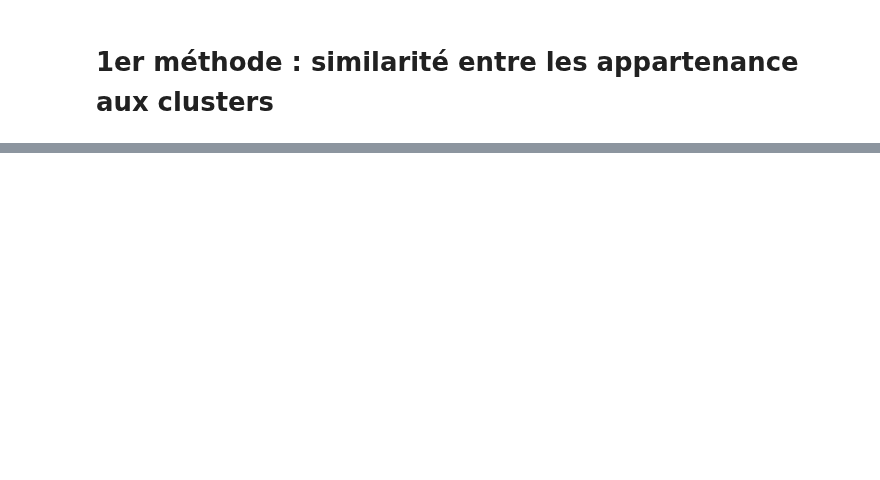
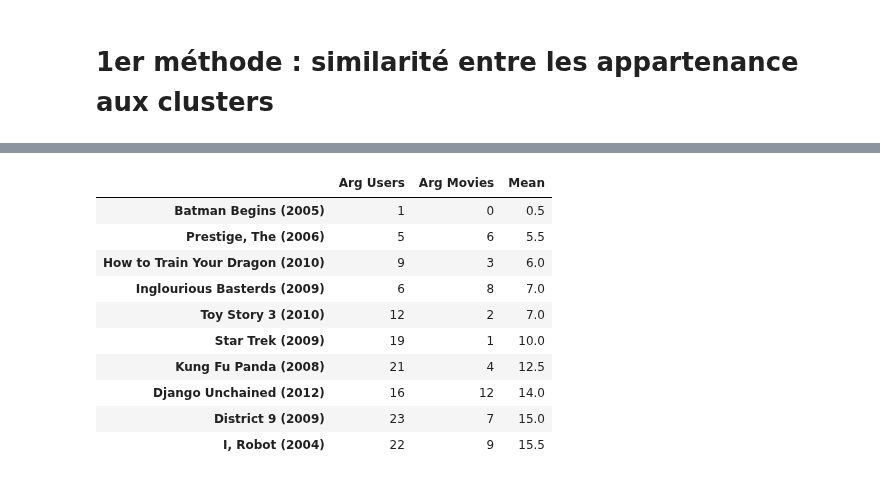
Before and after one commit to StundFR/ClusteringRecommendation, a Jupyter notebook: own algorithm/main.ipynb, the cells around one changed output, grey strips where cells are left out. Saved outputs shown, nothing was run; the diff lists cells and outputs as text; code cells hidden in the pictures; blank space fills up the shorter version.

```diff
--- a/own algorithm/main.ipynb
+++ b/own algorithm/main.ipynb
@@ -88,6 +90,9 @@ user_title_df.shape
 # %%
 def normalization_min_max(row):
     return (row - row.mean())/(row.max() - row.min())
+# %%
+def cosine_similarity(X):
+    return (cos_dist(X)+1)/2
 # %%
 for_users_data = user_title_df.fillna(0).apply(normalization_min_max, axis=1)
 for_movies_data = user_title_df.fillna(0).apply(normalization_min_max, axis=0)
@@ -162,7 +167,7 @@ def get_similar_movies_from_movies(user_id, similarity_movies):
     return similar_movies.sum(axis=1).sort_values(ascending=False)
 # %%
 def recommanded_movies(user_id, similarity_users, similarity_movies):
-    get_users = get_similar_movies_from_users(user_id, 15, similarity_users)
+    get_users = get_similar_movies_from_users(user_id, 500, similarity_users)
     get_movies = get_similar_movies_from_movies(user_id, similarity_movies)
 
     arg_movies = []
@@ -272,0 +283,3 @@ np.abs(test_cluster["Mean"].values - test["Mean"].values).mean()
+# %%
+test_cluster = recommanded_movies(1, similarity_users_cluster, similarity_movies_cluster)
+test = recommanded_movies(1, similarity_users, similarity_movies)
@@ -272,0 +307,14 @@ np.abs(test_cluster["Mean"].values - test["Mean"].values).mean()
+# %%
+test[:10]
+# %% [output]
+|  | Arg Users | Arg Movies | Mean |
+| Batman Begins (2005) | 1 | 0 | 0.5 |
+| Prestige, The (2006) | 5 | 6 | 5.5 |
+| How to Train Your Dragon (2010) | 9 | 3 | 6.0 |
+| Inglourious Basterds (2009) | 6 | 8 | 7.0 |
+| Toy Story 3 (2010) | 12 | 2 | 7.0 |
+| Star Trek (2009) | 19 | 1 | 10.0 |
+| Kung Fu Panda (2008) | 21 | 4 | 12.5 |
+| Django Unchained (2012) | 16 | 12 | 14.0 |
+| District 9 (2009) | 23 | 7 | 15.0 |
+| I, Robot (2004) | 22 | 9 | 15.5 |
```
Also changed, not shown: parts of 10 cells of this notebook, 1 other file.
